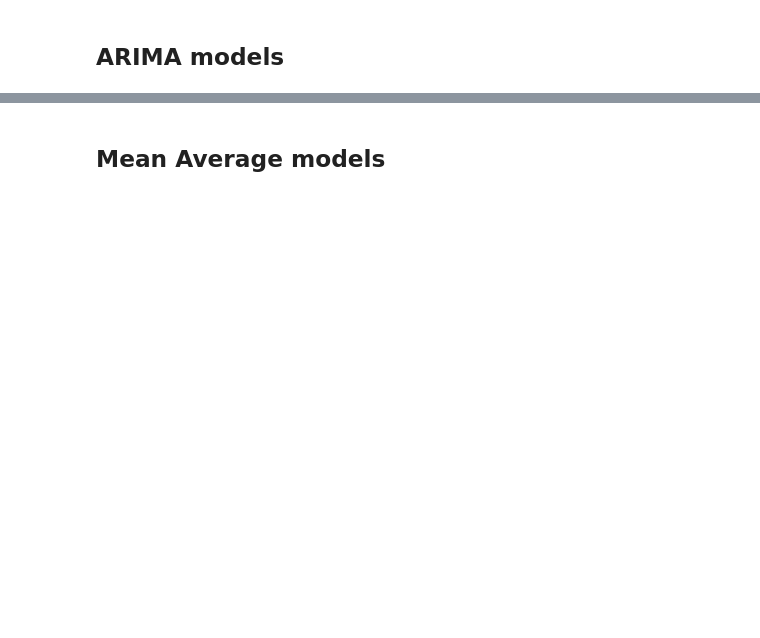
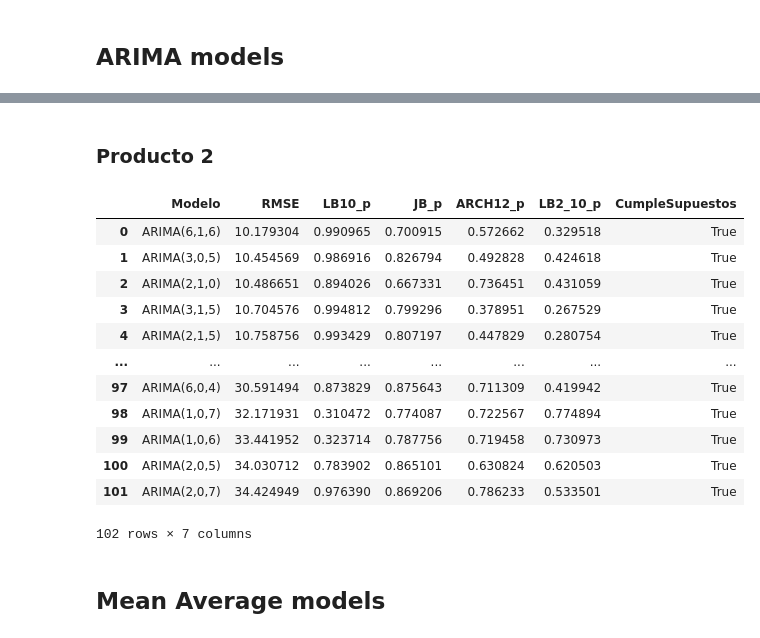
Before and after one commit to JhonattanReales21/TS_forecast_AA3_final, a Jupyter notebook: Parcial_final_jhonattanR.ipynb, the cells around one changed output, grey strips where cells are left out. Drawn from its saved outputs; the diff is of its cells as text; code cells hidden in the pictures; blank space fills up the shorter version.

```diff
--- a/Parcial_final_jhonattanR.ipynb
+++ b/Parcial_final_jhonattanR.ipynb
@@ -172,2 +375,30 @@ Además, realizaré validación de supuestos sobre el error, para modelos ARIMA
+# %% [markdown]
+### Producto 2
+# %%
+arima_prod2_results = ajustar_modelos_arima(
+    train=df_producto2_evaluacion.head(12*5),
+    test=df_producto2_evaluacion.tail(6),
+    p_range=range(0,8),
+    d_range=range(0,3),
+    q_range=range(0,8),
+    alpha=0.05
+)
+
+arima_prod2_results = arima_prod2_results[arima_prod2_results["CumpleSupuestos"]==True]
+arima_prod2_results
+# %% [output]
+|  | Modelo | RMSE | LB10_p | JB_p | ARCH12_p | LB2_10_p | CumpleSupuestos |
+| 0 | ARIMA(6,1,6) | 10.179304 | 0.990965 | 0.700915 | 0.572662 | 0.329518 | True |
+| 1 | ARIMA(3,0,5) | 10.454569 | 0.986916 | 0.826794 | 0.492828 | 0.424618 | True |
+| 2 | ARIMA(2,1,0) | 10.486651 | 0.894026 | 0.667331 | 0.736451 | 0.431059 | True |
+| 3 | ARIMA(3,1,5) | 10.704576 | 0.994812 | 0.799296 | 0.378951 | 0.267529 | True |
+| 4 | ARIMA(2,1,5) | 10.758756 | 0.993429 | 0.807197 | 0.447829 | 0.280754 | True |
+| ... | ... | ... | ... | ... | ... | ... | ... |
+| 97 | ARIMA(6,0,4) | 30.591494 | 0.873829 | 0.875643 | 0.711309 | 0.419942 | True |
+| 98 | ARIMA(1,0,7) | 32.171931 | 0.310472 | 0.774087 | 0.722567 | 0.774894 | True |
+| 99 | ARIMA(1,0,6) | 33.441952 | 0.323714 | 0.787756 | 0.719458 | 0.730973 | True |
+| 100 | ARIMA(2,0,5) | 34.030712 | 0.783902 | 0.865101 | 0.630824 | 0.620503 | True |
+| 101 | ARIMA(2,0,7) | 34.424949 | 0.976390 | 0.869206 | 0.786233 | 0.533501 | True |
+102 rows × 7 columns
 # %% [markdown]
 ## Mean Average models
```
Also changed, not shown: parts of 19 cells of this notebook, 1 other file.
